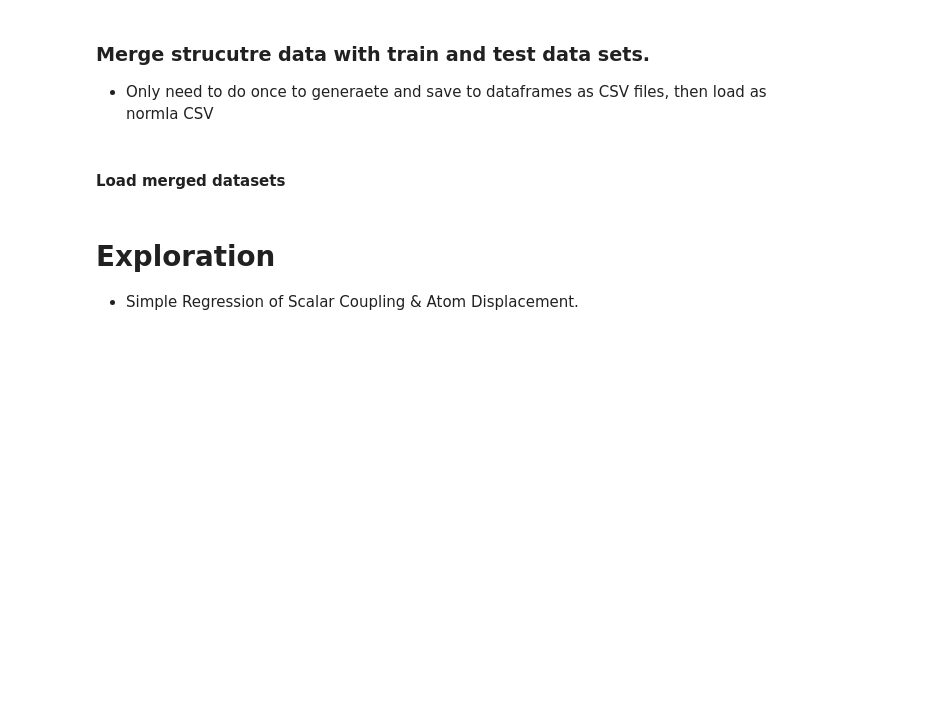
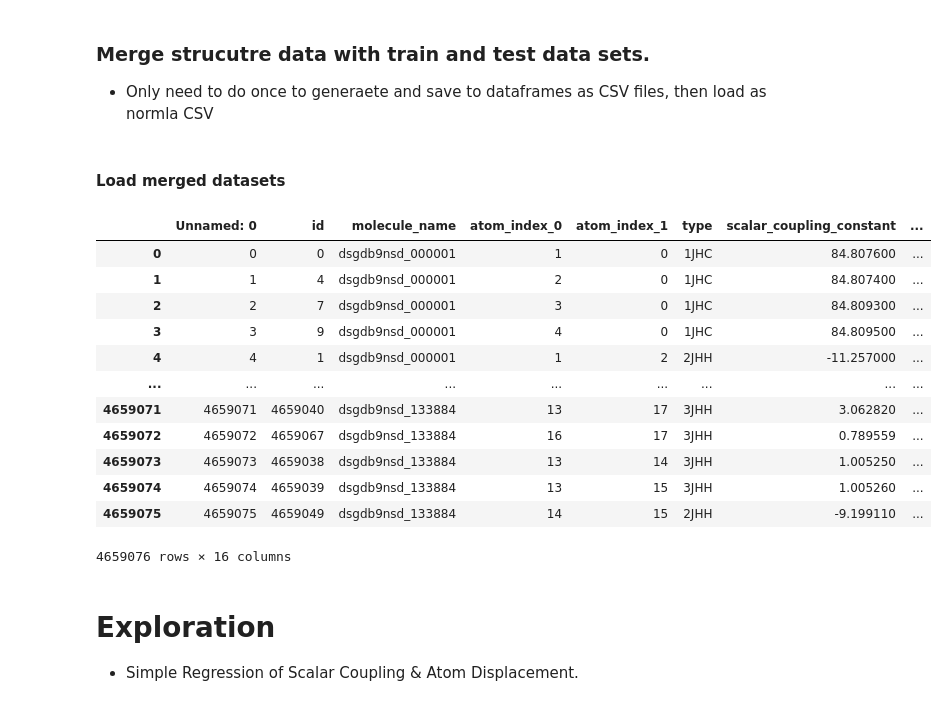
Before and after one commit to stonefollari/champs, a Jupyter notebook: src.ipynb, the cells around one changed output. Drawn from its saved outputs; the diff is of its cells as text; code cells hidden in the pictures; blank space fills up the shorter version.

```diff
--- a/src.ipynb
+++ b/src.ipynb
@@ -87,3 +84,19 @@ bond_df = pd.read_csv( train_bond_path )
+# %%
+bond_df
+# %% [output]
+|  | Unnamed: 0 | id | molecule_name | atom_index_0 | atom_index_1 | type | scalar_coupling_constant | ... |
+| 0 | 0 | 0 | dsgdb9nsd_000001 | 1 | 0 | 1JHC | 84.807600 | ... |
+| 1 | 1 | 4 | dsgdb9nsd_000001 | 2 | 0 | 1JHC | 84.807400 | ... |
+| 2 | 2 | 7 | dsgdb9nsd_000001 | 3 | 0 | 1JHC | 84.809300 | ... |
+| 3 | 3 | 9 | dsgdb9nsd_000001 | 4 | 0 | 1JHC | 84.809500 | ... |
+| 4 | 4 | 1 | dsgdb9nsd_000001 | 1 | 2 | 2JHH | -11.257000 | ... |
+| ... | ... | ... | ... | ... | ... | ... | ... | ... |
+| 4659071 | 4659071 | 4659040 | dsgdb9nsd_133884 | 13 | 17 | 3JHH | 3.062820 | ... |
+| 4659072 | 4659072 | 4659067 | dsgdb9nsd_133884 | 16 | 17 | 3JHH | 0.789559 | ... |
+| 4659073 | 4659073 | 4659038 | dsgdb9nsd_133884 | 13 | 14 | 3JHH | 1.005250 | ... |
+| 4659074 | 4659074 | 4659039 | dsgdb9nsd_133884 | 13 | 15 | 3JHH | 1.005260 | ... |
+| 4659075 | 4659075 | 4659049 | dsgdb9nsd_133884 | 14 | 15 | 2JHH | -9.199110 | ... |
+4659076 rows × 16 columns
 # %%
 # test_bond_df = pd.read_csv( test_bond_path )
 # test_bond_df.head()
```
Also changed, not shown: parts of 27 cells of this notebook.
